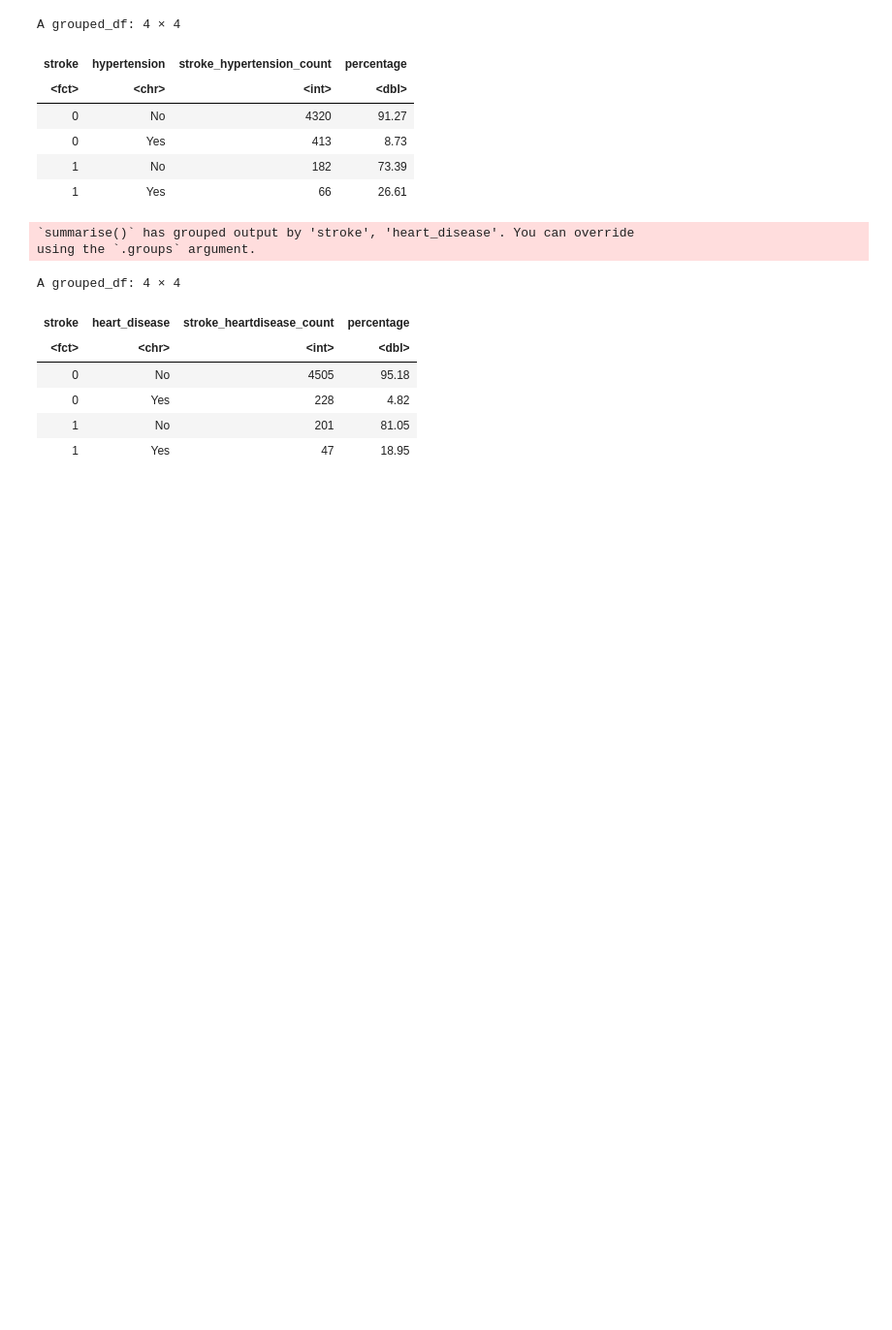
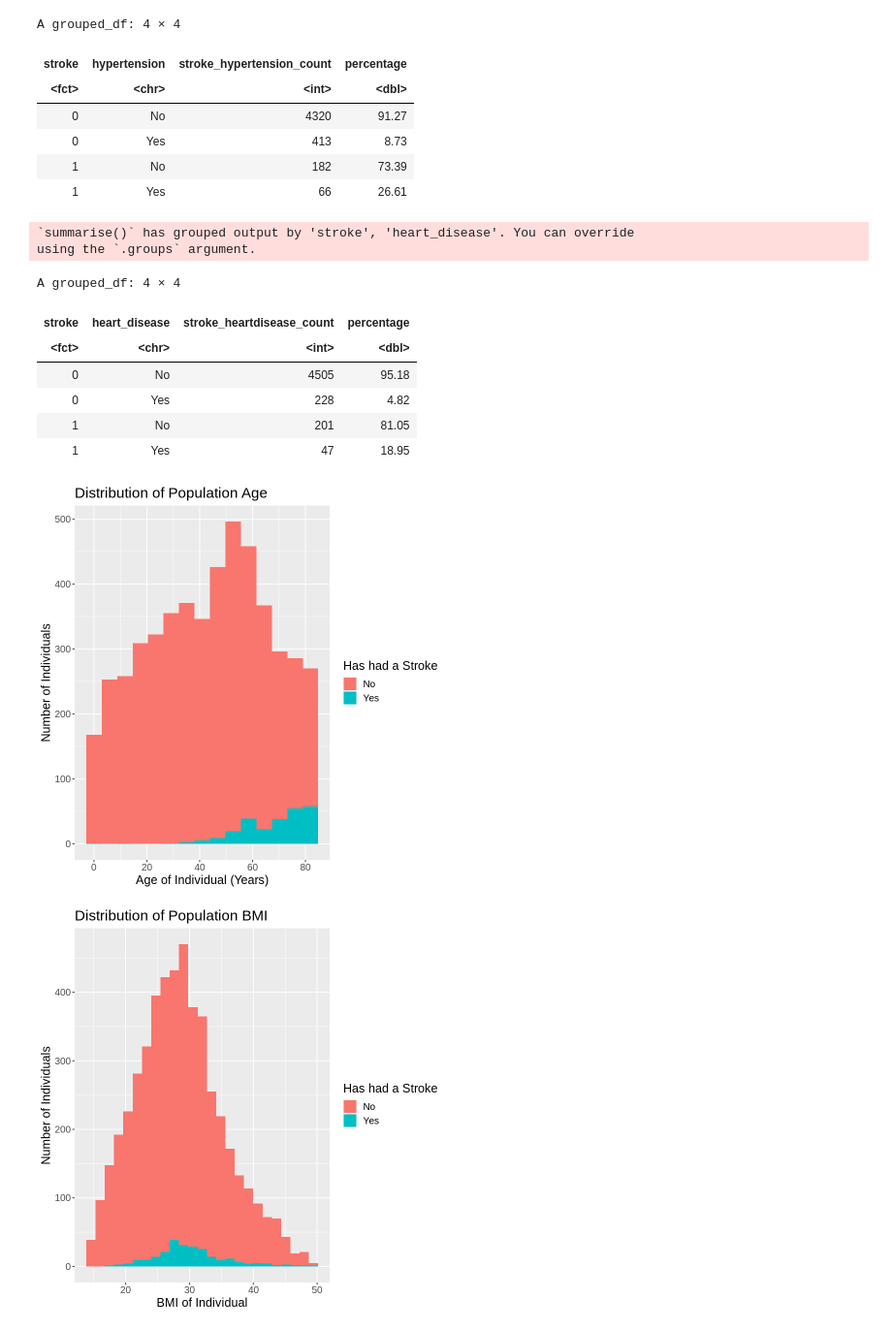
Before and after one commit to inigogrch/dsci-100-2022w2-group-29-section-007, a Jupyter notebook: project-code.ipynb, the cells around one changed output. Shown at 97% size. Saved outputs shown, nothing was run; the diff lists cells and outputs as text; code cells hidden in the pictures; blank space fills up the shorter version.

Commit message:
Added Histogram and Scatterplot Visualizations

```diff
--- a/project-code.ipynb
+++ b/project-code.ipynb
@@ -192,3 +192,53 @@ A grouped_df: 4 × 4
 | 1 | Yes | 47 | 18.95 |
 # %%
 # visualizations
+# %%
+histogram_data <- brainstroke_data_v1 |>
+    mutate(stroke = recode(stroke, '0' = "No", '1' = "Yes"))
+
+
+age_histogram_plot <- histogram_data |>
+    ggplot(aes(x = age, fill = stroke)) +
+    geom_histogram(bins = 15) +
+    xlab("Age of Individual (Years)") +
+    ylab("Number of Individuals") +
+    labs(fill = "Has had a Stroke") +
+    ggtitle("Distribution of Population Age") +
+    theme(text = element_text(size=15))
+
+age_histogram_plot
+
+bmi_histogram_plot <- histogram_data |>
+    ggplot(aes(x = body_mass_index, fill = stroke)) +
+    geom_histogram(bins = 25) +
+    xlab("BMI of Individual") +
+    ylab("Number of Individuals") +
+    labs(fill = "Has had a Stroke") +
+    ggtitle("Distribution of Population BMI") +
+    theme(text = element_text(size=15))
+
+bmi_histogram_plot
+
+glucose_histogram_plot <- histogram_data |>
+    ggplot(aes(x = avg_glucose_level, fill = stroke)) +
+    geom_histogram(bins = 15) +
+    xlab("Average Glucose Level(mg/dL)") +
+    ylab("Number of Individuals") +
+    labs(fill = "Has had a Stroke") +
+    ggtitle("Distribution of Population Glucose Level") +
+    theme(text = element_text(size=15))
+
+glucose_histogram_plot
+
+age_bmi_scatterplot <- brainstroke_data_v1 |>
+    ggplot(aes(x = age, y = body_mass_index)) +
+    geom_point(alpha = 0.3) +
+    xlab("Age of Individual (Years)") +
+    ylab("BMI of Individual") +
+    ggtitle("Age vs BMI of Individuals") +
+    theme(text = element_text(size=15))
+
+age_bmi_scatterplot
+# %% [output]
+[figure, added]
+[figure, added]
```
Also changed, not shown: parts of 1 cell of this notebook.
